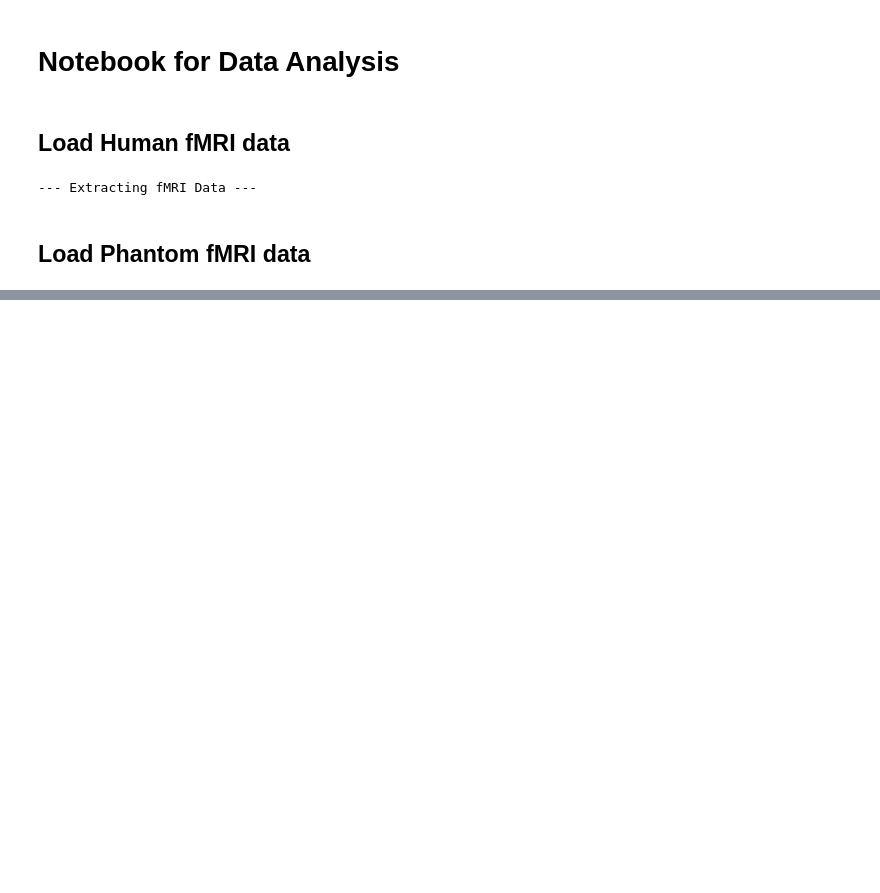
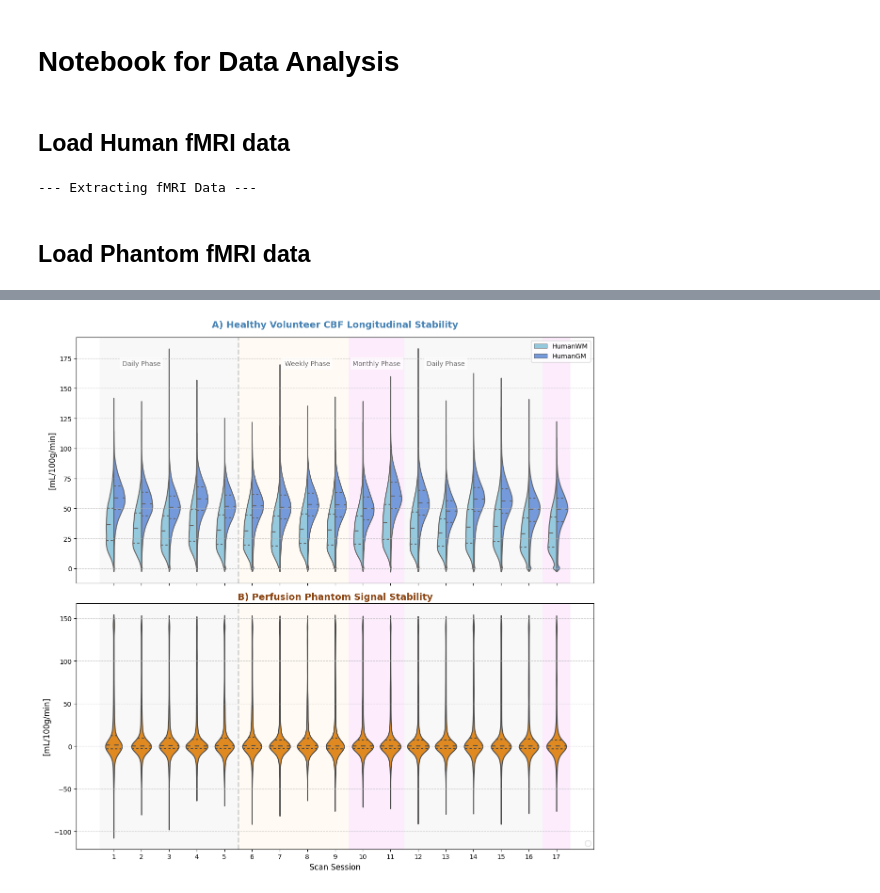
Before and after one commit to LuisSanmiguel/ASL-variability-mri, a Jupyter notebook: Notebook.ipynb, the cells around one changed output, grey strips where cells are left out. Saved outputs shown, nothing was run; the diff lists cells and outputs as text; code cells hidden in the pictures; blank space fills up the shorter version.

```diff
--- a/Notebook.ipynb
+++ b/Notebook.ipynb
@@ -163,0 +251,90 @@ phantom_data    = load_and_extract(phantom_asl)
+# %%
+def step2_figure(df):
+    # plt.rcParams['text.usetex'] = True
+    sessions = np.arange(1, 16)
+    median_df = df.groupby(['source', 'day'])['value'].median().reset_index()
+    mean_df = df.groupby(['source', 'day'])['value'].mean().reset_index()
+    # --- 2. Create Two-Panel Figure ---
+    fig, axes = plt.subplots(2, 1, figsize=(12, 12), sharex=True)
+    plt.subplots_adjust(hspace=0.05) # Reduce space between subplots
+    # Define colors
+    human_color = 'skyblue'
+    phantom_color = 'darkorange'
+    # --- PANEL A: Healthy Volunteer (Blue) ---
+    ax_human = axes[0]
+    human_df = df[df['source'].isin(['HumanWM', 'HumanGM'])]
+    human_meanWM = mean_df[mean_df['source'] == 'HumanWM']
+    # A.1. Violin Plot for Distribution
+    sns.violinplot(
+        x='day', y='value', data=human_df, hue='source', ax=ax_human,
+        palette={'HumanWM':'skyblue', 'HumanGM':'cornflowerblue'},
+        inner='quartile', linewidth=1.5, split=True)
+
+
+    ax_human.set_title('A) Healthy Volunteer CBF Longitudinal Stability', color='steelblue', fontsize=14, fontweight='bold',pad=15)
+    ax_human.set_ylabel('[mL/100g/min]', fontsize=12)
+    ax_human.set_xlabel('') # Shared X-axis
+    ax_human.grid(axis='y', linestyle='--', alpha=0.6)
+    ax_human.legend(loc='upper right')
+
+    # --- PANEL B: Perfusion Phantom (Orange) ---
+    ax_phantom = axes[1]
+    phantom_df = df[df['source'] == 'Phantom']
+    phantom_mean = mean_df[mean_df['source'] == 'Phantom']
+    phantom_median = median_df[median_df['source'] == 'Phantom']
+
+    # B.1. Violin Plot for Distribution
+    sns.violinplot(
+        x='day', y='value', data=phantom_df, ax=ax_phantom,
+        color=phantom_color, inner='quartile', linewidth=1.5
+    )
+
+    ax_phantom.set_title('B) Perfusion Phantom Signal Stability', color='saddlebrown', fontsize=14, fontweight='bold')
+    ax_phantom.set_ylabel('[mL/100g/min]', fontsize=12)
+    ax_phantom.set_xlabel('Scan Session', fontsize=12)
+    ax_phantom.grid(axis='y', linestyle='--', alpha=0.6)
+    ax_phantom.legend(loc='lower right')
+
+    # --- 3. Add Visual Annotation for Sampling Phases (Applied to both) ---
+    # Phase change occurs after Session 5 (between index 4 and 5)
+    phase_change_x = 4.5
+    phase_color = 'lightgray'
+    phase_alpha = 0.15
+
+    # Add vertical line separating phases
+    axes[0].axvline(x=phase_change_x, color=phase_color, linestyle='--', linewidth=2)
+    axes[1].axvline(x=phase_change_x, color=phase_color, linestyle='--', linewidth=2)
+
+    # Shade and label the 'Daily' phase (Sessions 1-5)
+    axes[0].axvspan(-0.5, phase_change_x, facecolor=phase_color, alpha=phase_alpha, zorder=0)
+    axes[1].axvspan(-0.5, phase_change_x, facecolor=phase_color, alpha=phase_alpha, zorder=0)
+    axes[0].text(1.0, ax_human.get_ylim()[1]*0.90, 'Daily Phase', ha='center', va='top', fontsize=10, color='dimgray', bbox=dict(facecolor='white', alpha=0.7, edgecolor='none'))
+
+    # Shade and label the 'Weekly' phase (Sessions 6-9)
+    axes[0].axvspan(phase_change_x, 8.5, facecolor='Moccasin', alpha=phase_alpha, zorder=0)
+    axes[1].axvspan(phase_change_x, 8.5, facecolor='Moccasin', alpha=phase_alpha, zorder=0)
+    axes[0].text(7.0, ax_human.get_ylim()[1]*0.90, 'Weekly Phase', ha='center', va='top', fontsize=10, color='dimgray', bbox=dict(facecolor='white', alpha=0.7, edgecolor='none'))
+
+    axes[0].axvspan(8.5, 10.5, facecolor='violet', alpha=phase_alpha, zorder=0)
+    axes[1].axvspan(8.5, 10.5, facecolor='violet', alpha=phase_alpha, zorder=0)
+    axes[0].text(9.5, ax_human.get_ylim()[1]*0.90, 'Monthly Phase', ha='center', va='top', fontsize=10, color='dimgray', bbox=dict(facecolor='white', alpha=0.7, edgecolor='none'))
+
+    axes[0].axvspan(10.5, 15.5, facecolor=phase_color, alpha=phase_alpha, zorder=0)
+    axes[1].axvspan(10.5, 15.5, facecolor=phase_color, alpha=phase_alpha, zorder=0)
+    axes[0].text(12.0, ax_human.get_ylim()[1]*0.90, 'Daily Phase', ha='center', va='top', fontsize=10, color='dimgray', bbox=dict(facecolor='white', alpha=0.7, edgecolor='none'))
+
+    axes[0].axvspan(15.5, 16.5, facecolor='violet', alpha=phase_alpha, zorder=0)
+    axes[1].axvspan(15.5, 16.5, facecolor='violet', alpha=phase_alpha, zorder=0)
+
+    # Correct X-axis labels to show 'Session 1' to 'Session 9'
+    x_ticks = np.arange(17)
+    x_labels = [f'S{i}' for i in sessions]
+    ax_phantom.set_xticks(x_ticks)
+    # ax_phantom.set_xticklabels(x_labels)
+
+    # fig.suptitle(Longitudinal Distribution and Trend of ASL Metrics', fontsize=18, fontweight='bold', y=0.98)
+    plt.tight_layout()
+    # plt.savefig('longitudinal_stability_two_panel.png')
+    plt.show()
+step2_figure(df)
+# %% [output]
@@ -163,0 +342 @@ phantom_data    = load_and_extract(phantom_asl)
+[figure, added]
```
Also changed, not shown: parts of 8 cells of this notebook, 1 other file.
